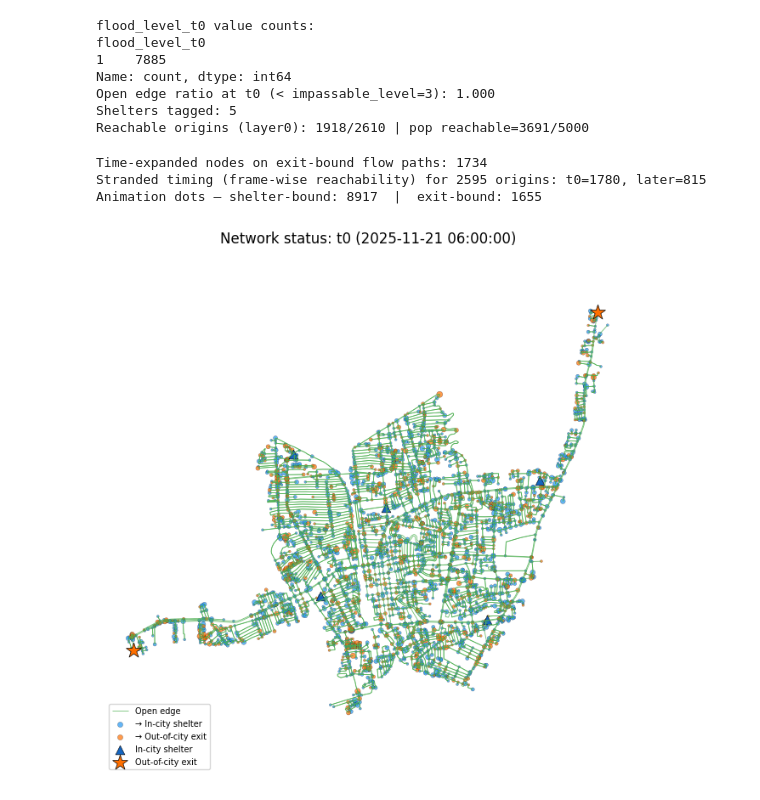
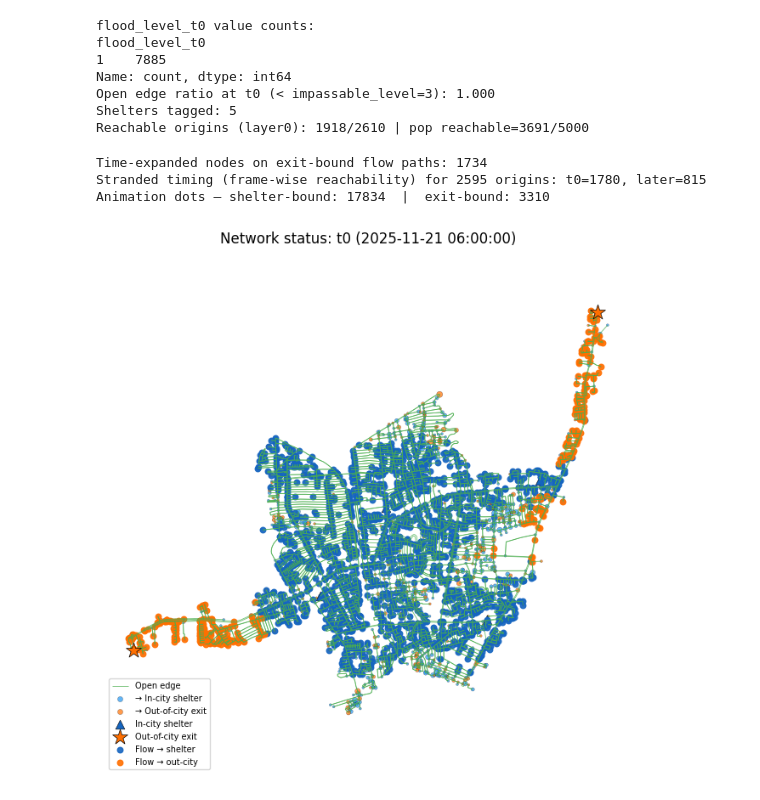
Before and after one commit to CosmosDever/Thesis-EvSim-Flooding-TH, a Jupyter notebook: Test_on_HatYai.ipynb, the cells around one changed output. Saved outputs shown, nothing was run; the diff lists cells and outputs as text; code cells hidden in the pictures.

```diff
--- a/Test_on_HatYai.ipynb
+++ b/Test_on_HatYai.ipynb
@@ -1460,24 +1460,32 @@ for (u, v, data) in H_flow.edges(data=True):
     move_edges.append((u, v, flow_people, geom, travel_hours, is_exit_edge))
 
 
-def edge_to_agents(u, v, flow_people, geom, travel_hours, is_exit_edge):
+def edge_to_agents_over_time(u, v, flow_people, geom, travel_hours, is_exit_edge):
     ti = u[1]
-    interval_hours = step_hours[ti] if ti < len(step_hours) else step_hours[-1]
-    arrival_time = time_stamps[ti] + pd.to_timedelta(travel_hours, unit="h")
-    frame_idx = int(np.searchsorted(time_stamps, arrival_time, side="left"))
-    frame_idx = min(frame_idx, len(time_names) - 1)
-    travel_frac = min(travel_hours / interval_hours, 1.0) if interval_hours > 0 else 1.0
     n_agents = int(min(max(flow_people / agent_scale, 1), agent_cap))
+    if n_agents <= 0:
+        return []
+    if travel_hours <= 0:
+        travel_hours = 1e-6
+    start_time = time_stamps[ti]
+    end_time = start_time + pd.to_timedelta(travel_hours, unit="h")
+    max_frame = len(time_names) - 1
+    arrival_frame = int(np.searchsorted(time_stamps, end_time, side="left"))
+    last_frame = min(max_frame, max(arrival_frame, ti))
     pts = []
-    for j in range(n_agents):
-        frac = (j + 1) / (n_agents + 1)
-        pt = geom.interpolate(frac * travel_frac, normalized=True)
-        pts.append((frame_idx, pt.x, pt.y, is_exit_edge))
+    for frame in range(ti, last_frame + 1):
+        frame_time = time_stamps[frame]
+        elapsed = (frame_time - start_time).total_seconds() / 3600.0
+        progress = min(max(elapsed / travel_hours, 0.0), 1.0)
+        for j in range(n_agents):
+            frac = (j + 1) / (n_agents + 1)
+            pt = geom.interpolate(frac * progress, normalized=True)
+            pts.append((frame, pt.x, pt.y, is_exit_edge))
     return pts
 
 
 agent_chunks = Parallel(n_jobs=N_JOBS, prefer="threads")(
-    delayed(edge_to_agents)(u, v, flow_people, geom, travel_hours, is_exit_edge)
+    delayed(edge_to_agents_over_time)(u, v, flow_people, geom, travel_hours, is_exit_edge)
     for (u, v, flow_people, geom, travel_hours, is_exit_edge) in move_edges
 )
 
@@ -1543,37 +1551,37 @@ def update(frame_idx):
         nodes_anim["residual_pop"] > 0
     ) & stranded_time.notna() & (frame_idx >= stranded_time)
     stranded = nodes_anim[stranded_mask]
     if len(stranded):
         stranded.plot(ax=ax, color="#f44336", markersize=70, marker="x",
                       linewidth=1.2, label="Stranded")
 
     # Moving dots: blue = toward in-city shelter, orange = toward out-of-city exit
     if agent_positions_shelter[frame_idx]:
         xs, ys = zip(*agent_positions_shelter[frame_idx])
-        ax.scatter(xs, ys, color="#1565c0", s=28, alpha=0.9, label="Flow → shelter")
+        ax.scatter(xs, ys, color="#1565c0", s=22, alpha=0.9, label="Flow → shelter")
     if agent_positions_out_city[frame_idx]:
         xs, ys = zip(*agent_positions_out_city[frame_idx])
-        ax.scatter(xs, ys, color="#ff6f00", s=28, alpha=0.9, label="Flow → out-city")
+        ax.scatter(xs, ys, color="#ff6f00", s=22, alpha=0.9, label="Flow → out-city")
 
     ax.set_title(f"Network status: {time_name} ({time_label})")
     ax.set_axis_off()
     if len(open_edges) or len(closed_edges):
         ax.set_aspect("equal", adjustable="datalim")
     else:
         ax.set_aspect("auto")
     handles, labels = ax.get_legend_handles_labels()
     uniq = dict(zip(labels, handles))
     if uniq:
         ax.legend(uniq.values(), uniq.keys(), loc="lower left", fontsize=7)
     return ax
 
 
 ani = FuncAnimation(fig, update, frames=len(time_names), interval=800, repeat=True)
 # %% [output]
 Time-expanded nodes on exit-bound flow paths: 1734
 Stranded timing (frame-wise reachability) for 2595 origins: t0=1780, later=815
-Animation dots — shelter-bound: 8917  |  exit-bound: 1655
+Animation dots — shelter-bound: 17834  |  exit-bound: 3310
-[figure, old version]
+[figure, new version]
 # %%
 # Saving animation to gif file
 fps = 6
```
Also changed, not shown: parts of 2 cells of this notebook.
